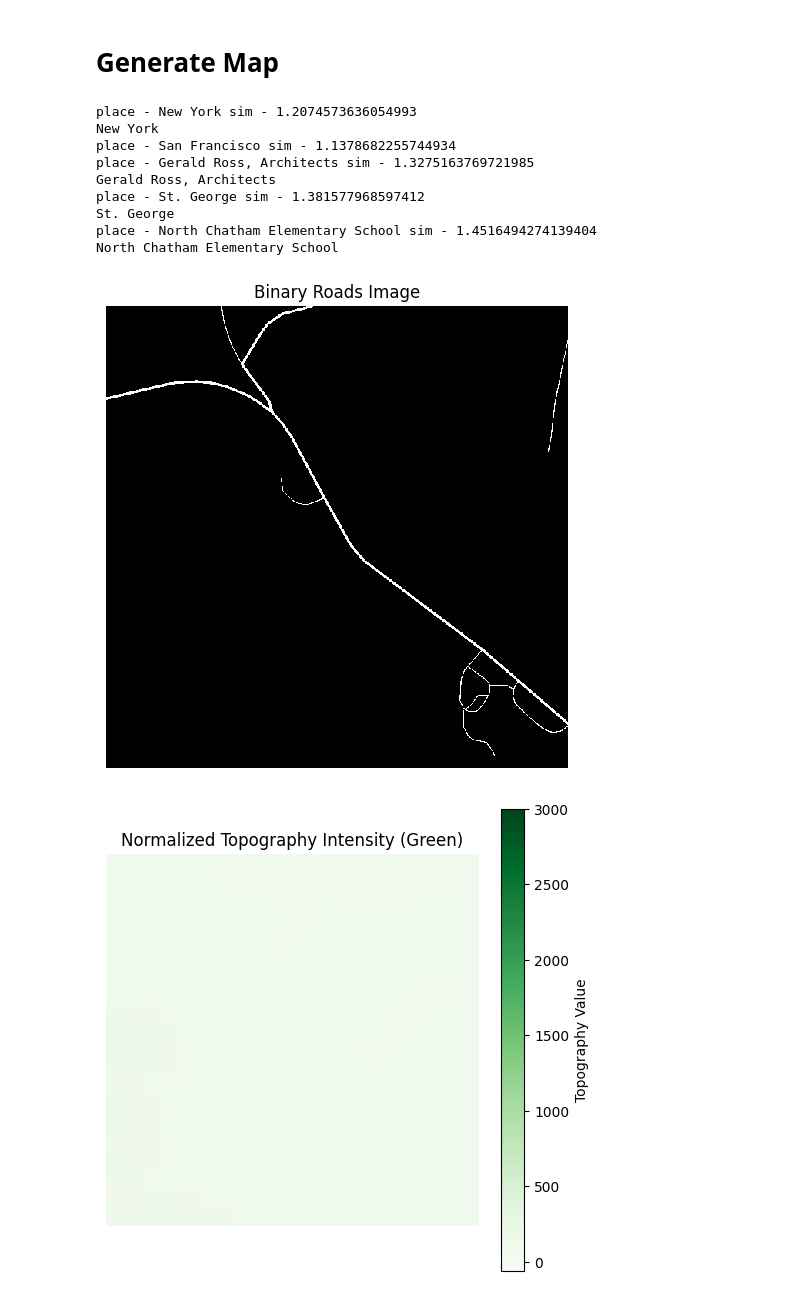
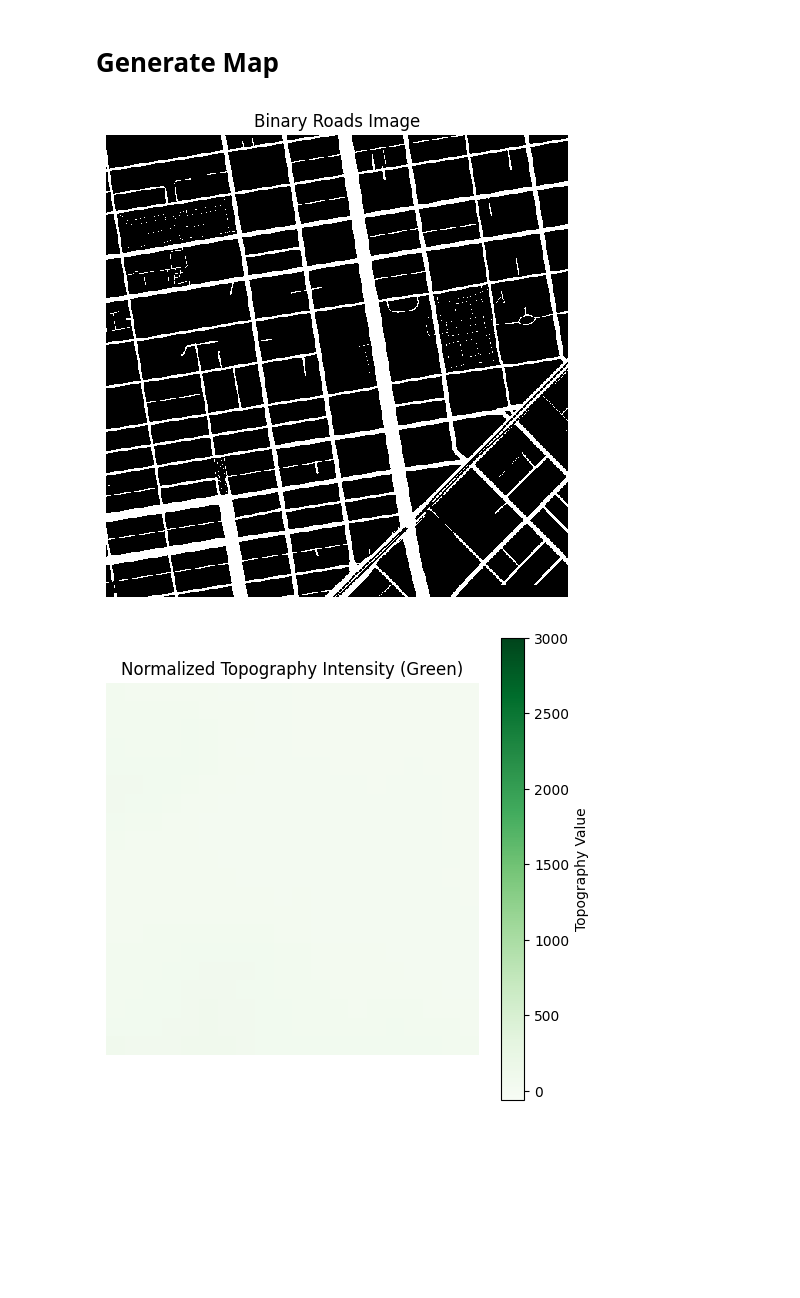
Before and after one commit to partharora1105/Text-To-World-Map, a Jupyter notebook: src/main.ipynb, the cells around one changed output. Cells and saved outputs as stored; diff of their text form; code cells hidden in the pictures; blank space fills up the shorter version.

```diff
--- a/src/main.ipynb
+++ b/src/main.ipynb
@@ -359,7 +363,7 @@ Similarity between 'human heart' and 'your mom': 0.7815
 # %%
 def geneterate_and_encode_descriptions(zipcode, land_info):
     road_image_url = land_info["map_image_url"]
-    terrain_image_url = land_info["terrain_image_url"]
+    terrain_image_url = land_info["map_terrain_image_url"]
 
 
     road_prompt = "Describe the road system of image in 3 words"
@@ -398,7 +402,7 @@ def get_zipcode_info(zip_code, with_topography = False):
     }
     return info
 # %%
-zip_code = "94016"
+zip_code = "10001"
 info = get_zipcode_info(zip_code)
 pprint(info)
 # %% [output]
@@ -455,14 +455,14 @@ def get_maps_data(pickle_file='maps_data.pkl', read_from_pickle=True):
     #     "Chapel Hill, NC", "Enid, OK", "Hot Springs, AR", "Soldotna, AK", "Candia, NH"
     # ]
 
-    test_zipcodes = [
-                    "10001",
-                    "94102",
-                    "81435",
-                    "84770",
-                    "27517"
-                ]
-    zipcodes = test_zipcodes
+    # test_zipcodes = [
+    #                 "10001",
+    #                 "94102",
+    #                 "81435",
+    #                 "84770",
+    #                 "27517"
+    #             ]
+    # zipcodes = test_zipcodes
 
     if read_from_pickle and os.path.exists(pickle_file):
         with open(pickle_file, 'rb') as f:
@@ -512,7 +512,7 @@ def find_closest_combo(maps_data, road_text, topography_text):
     road_embedding = generate_text_embedding(road_text)
     topography_embedding = generate_text_embedding(topography_text)
 
-    closest_combo = None
+    closest_place = None
     highest_similarity = -1
 
     # Step 2: Iterate through each map in maps_data
@@ -525,22 +525,16 @@ def find_closest_combo(maps_data, road_text, topography_text):
         # Step 4: Update closest_combo if a better match is found
         if combined_similarity > highest_similarity:
             highest_similarity = combined_similarity
-            closest_combo = (map_item['roads'], map_item['topography'])
+            closest_place = map_item
 
-    return closest_combo
+    roads = closest_place['roads']
+    if not closest_place['topography']:
+        topography = generate_topography_array(closest_place['og_land_info'])
+    return (roads, topography)
 # %%
-r, t = find_closest_combo(maps_data, "sparse country like", "hilly mountains tall")
+r, t = find_closest_combo(maps_data, "busy city highrise", "flat land city")
 show_image_from_road_array(r)
 show_topography_from_array(t)
 # %% [output]
-place - New York sim - 1.2074573636054993
-New York
-place - San Francisco sim - 1.1378682255744934
-place - Gerald Ross, Architects sim - 1.3275163769721985
-Gerald Ross, Architects
-place - St. George sim - 1.381577968597412
-St. George
-place - North Chatham Elementary School sim - 1.4516494274139404
-North Chatham Elementary School
-[figure, old version]
+[figure, new version]
 [figure]
```
Also changed, not shown: parts of 24 cells of this notebook.
